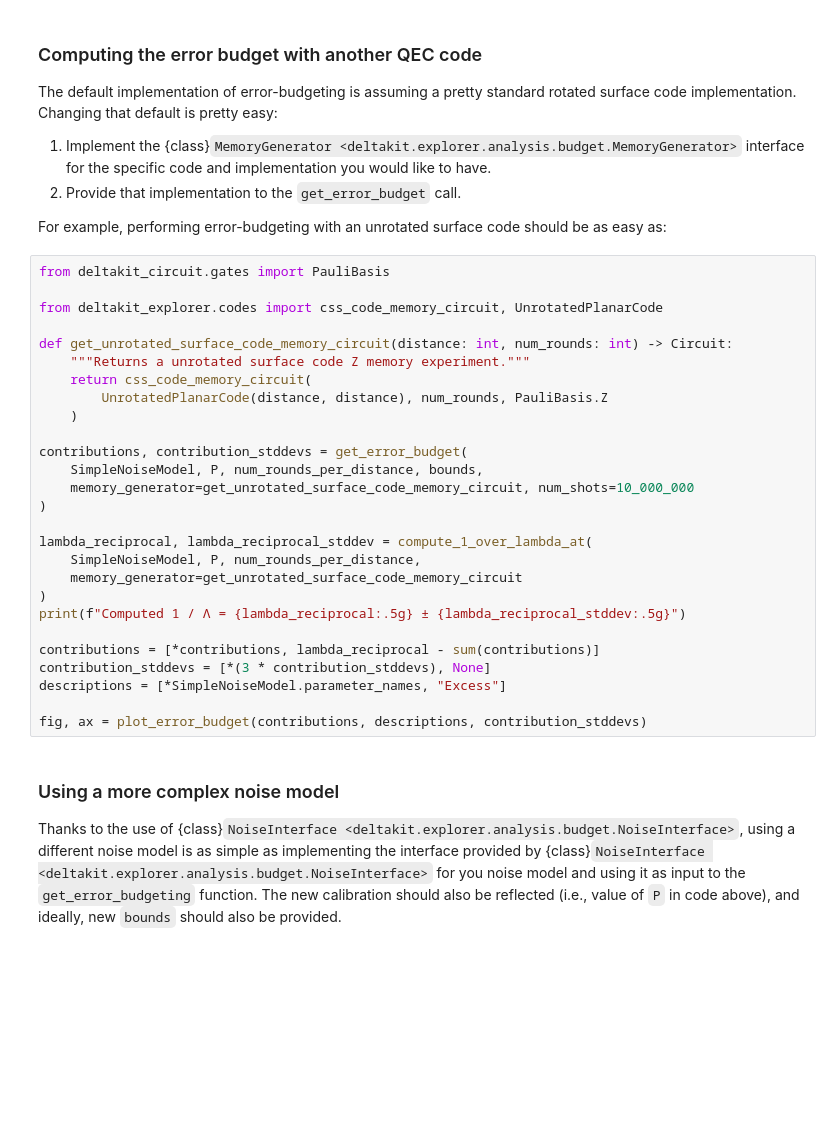
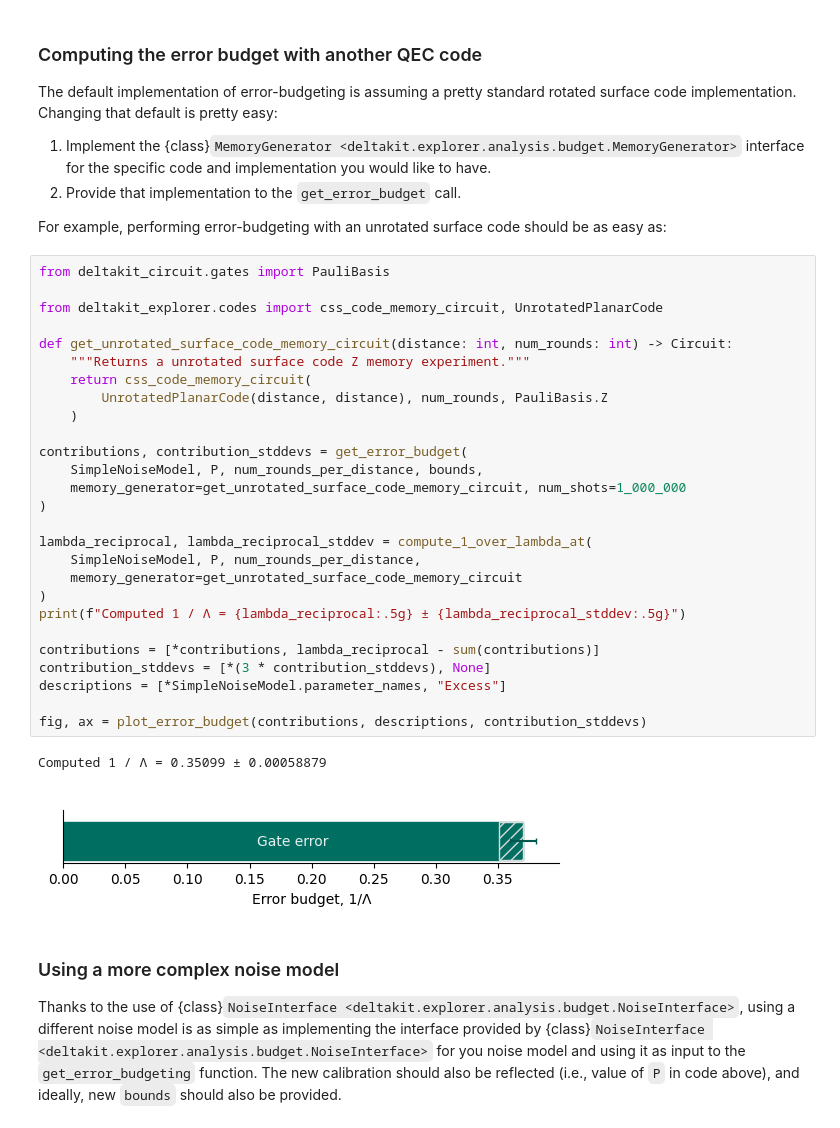
Before and after one commit to Deltakit/deltakit, a Jupyter notebook: docs/guide/error_budgeting.ipynb, the cells around one changed output. Cells and saved outputs as stored; diff of their text form; blank space fills up the shorter version.

```diff
--- a/docs/guide/error_budgeting.ipynb
+++ b/docs/guide/error_budgeting.ipynb
@@ -301,30 +306,33 @@ as:
 # %%
 from deltakit_circuit.gates import PauliBasis
 
 from deltakit_explorer.codes import css_code_memory_circuit, UnrotatedPlanarCode
 
 def get_unrotated_surface_code_memory_circuit(distance: int, num_rounds: int) -> Circuit:
     """Returns a unrotated surface code Z memory experiment."""
     return css_code_memory_circuit(
         UnrotatedPlanarCode(distance, distance), num_rounds, PauliBasis.Z
     )
 
 contributions, contribution_stddevs = get_error_budget(
     SimpleNoiseModel, P, num_rounds_per_distance, bounds,
-    memory_generator=get_unrotated_surface_code_memory_circuit, num_shots=10_000_000
+    memory_generator=get_unrotated_surface_code_memory_circuit, num_shots=1_000_000
 )
 
 lambda_reciprocal, lambda_reciprocal_stddev = compute_1_over_lambda_at(
     SimpleNoiseModel, P, num_rounds_per_distance,
     memory_generator=get_unrotated_surface_code_memory_circuit
 )
 print(f"Computed 1 / Λ = {lambda_reciprocal:.5g} ± {lambda_reciprocal_stddev:.5g}")
 
 contributions = [*contributions, lambda_reciprocal - sum(contributions)]
 contribution_stddevs = [*(3 * contribution_stddevs), None]
 descriptions = [*SimpleNoiseModel.parameter_names, "Excess"]
 
 fig, ax = plot_error_budget(contributions, descriptions, contribution_stddevs)
+# %% [output]
+Computed 1 / Λ = 0.35099 ± 0.00058879
+[figure, added]
 # %% [markdown]
 ### Using a more complex noise model
 
```
Also changed, not shown: parts of 3 cells of this notebook.
